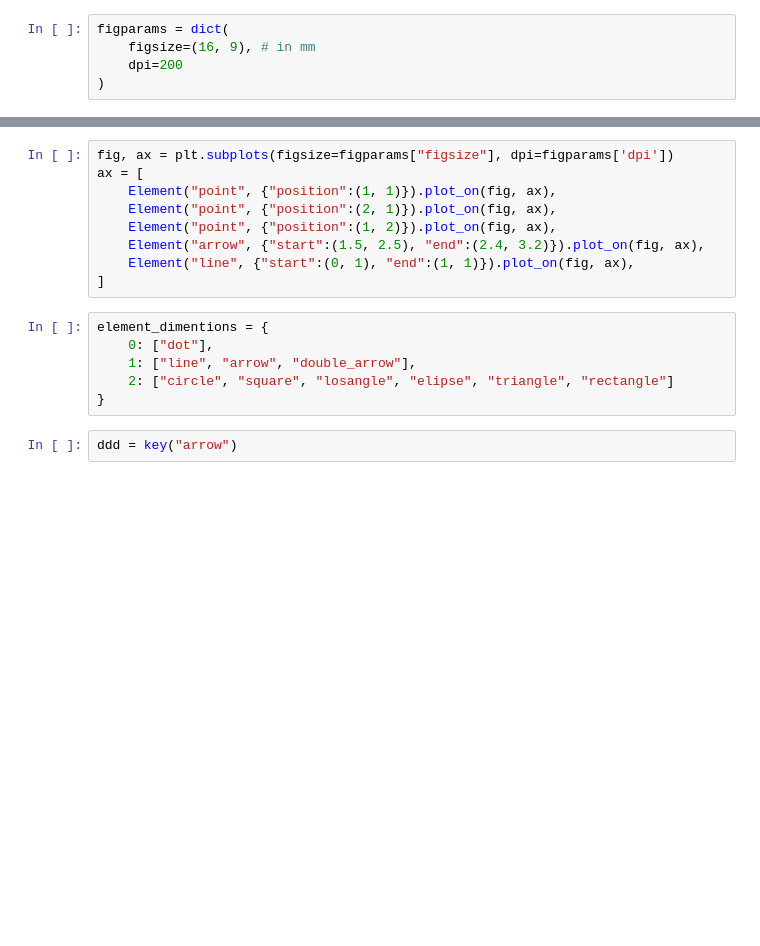
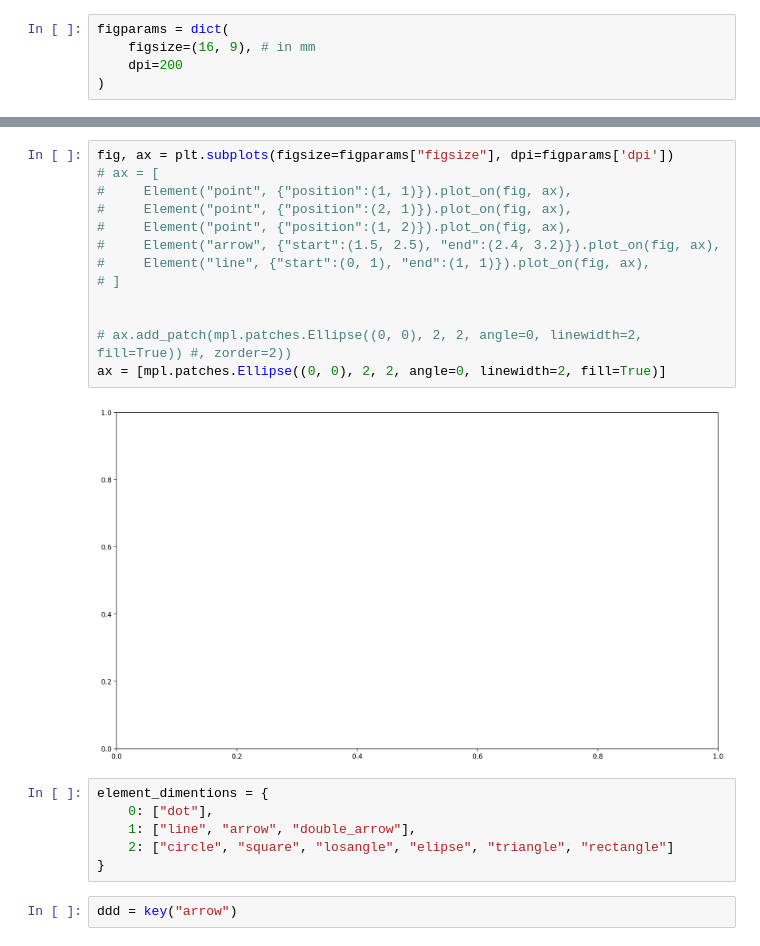
Before and after one commit to luksquaresma/animate, a Jupyter notebook: tests.ipynb, the cells around one changed output, grey strips where cells are left out. Cells and saved outputs as stored; diff of their text form; blank space fills up the shorter version.

```diff
--- a/tests.ipynb
+++ b/tests.ipynb
@@ -78,12 +15,18 @@ class Element():
 # %%
 fig, ax = plt.subplots(figsize=figparams["figsize"], dpi=figparams['dpi'])
-ax = [
-    Element("point", {"position":(1, 1)}).plot_on(fig, ax),
-    Element("point", {"position":(2, 1)}).plot_on(fig, ax),
-    Element("point", {"position":(1, 2)}).plot_on(fig, ax),
-    Element("arrow", {"start":(1.5, 2.5), "end":(2.4, 3.2)}).plot_on(fig, ax),
-    Element("line", {"start":(0, 1), "end":(1, 1)}).plot_on(fig, ax),
-]
+# ax = [
+#     Element("point", {"position":(1, 1)}).plot_on(fig, ax),
+#     Element("point", {"position":(2, 1)}).plot_on(fig, ax),
+#     Element("point", {"position":(1, 2)}).plot_on(fig, ax),
+#     Element("arrow", {"start":(1.5, 2.5), "end":(2.4, 3.2)}).plot_on(fig, ax),
+#     Element("line", {"start":(0, 1), "end":(1, 1)}).plot_on(fig, ax),
+# ]
+
+
+# ax.add_patch(mpl.patches.Ellipse((0, 0), 2, 2, angle=0, linewidth=2, fill=True)) #, zorder=2))
+ax = [mpl.patches.Ellipse((0, 0), 2, 2, angle=0, linewidth=2, fill=True)]
+# %% [output]
+[figure, added]
 # %%
 element_dimentions = {
     0: ["dot"],
```
Also changed, not shown: parts of 4 cells of this notebook, 1 other file.
